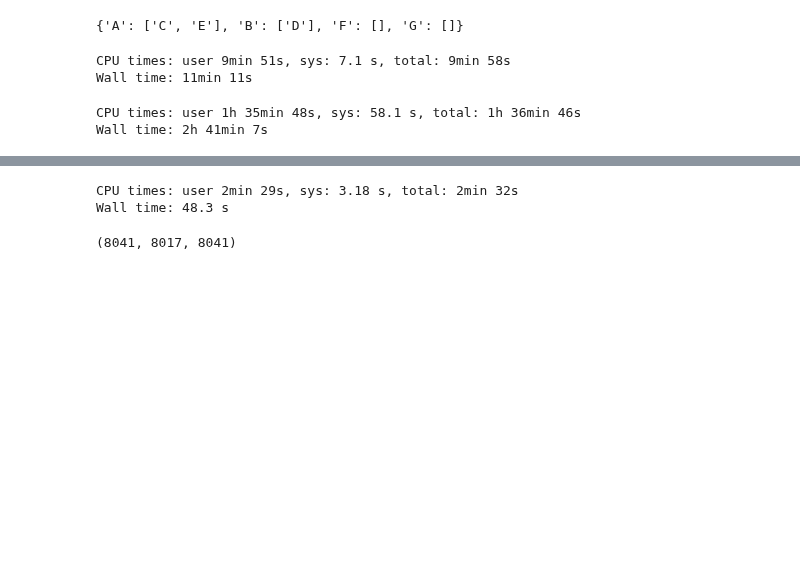
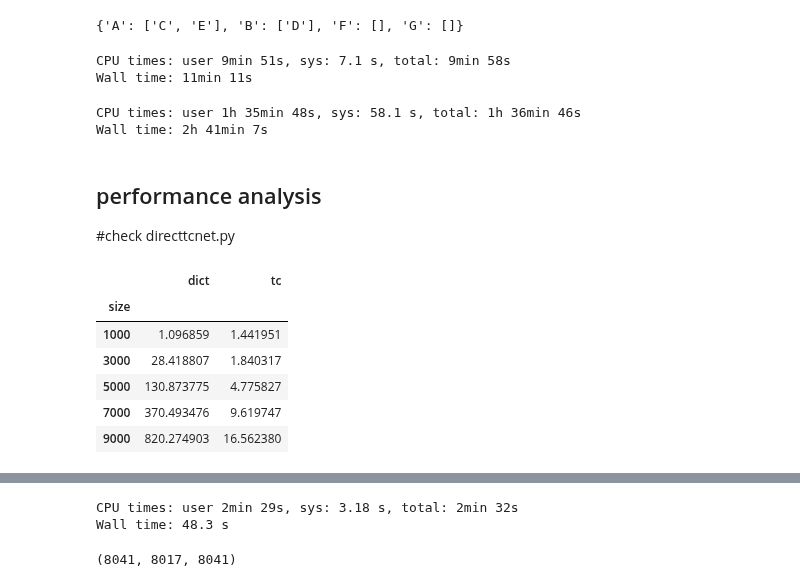
Before and after one commit to jrybicki-jsc/smms, a Jupyter notebook: graphla/graplabexp.ipynb, the cells around one changed output, grey strips where cells are left out. Saved outputs shown, nothing was run; the diff lists cells and outputs as text; code cells hidden in the pictures; blank space fills up the shorter version.

```diff
--- a/graphla/graplabexp.ipynb
+++ b/graphla/graplabexp.ipynb
@@ -680,3 +680,7 @@ funcs = df.groupby('apk').aggregate(set)
 # %% [output]
 CPU times: user 1h 35min 48s, sys: 58.1 s, total: 1h 36min 46s
 Wall time: 2h 41min 7s
+# %% [markdown]
+## performance analysis
+
+#check directtcnet.py
@@ -682,0 +689,12 @@ Wall time: 2h 41min 7s
+# %%
+df3 = pd.read_clipboard(names=['size', 'dict', 'tc'], index_col='size')
+df3.to_csv('../res/dict-turi-0.3.csv')
+df3
+# %% [output]
+|  | dict | tc |
+| size |  |  |
+| 1000 | 1.096859 | 1.441951 |
+| 3000 | 28.418807 | 1.840317 |
+| 5000 | 130.873775 | 4.775827 |
+| 7000 | 370.493476 | 9.619747 |
+| 9000 | 820.274903 | 16.562380 |
```
Also changed, not shown: parts of 5 cells of this notebook.
